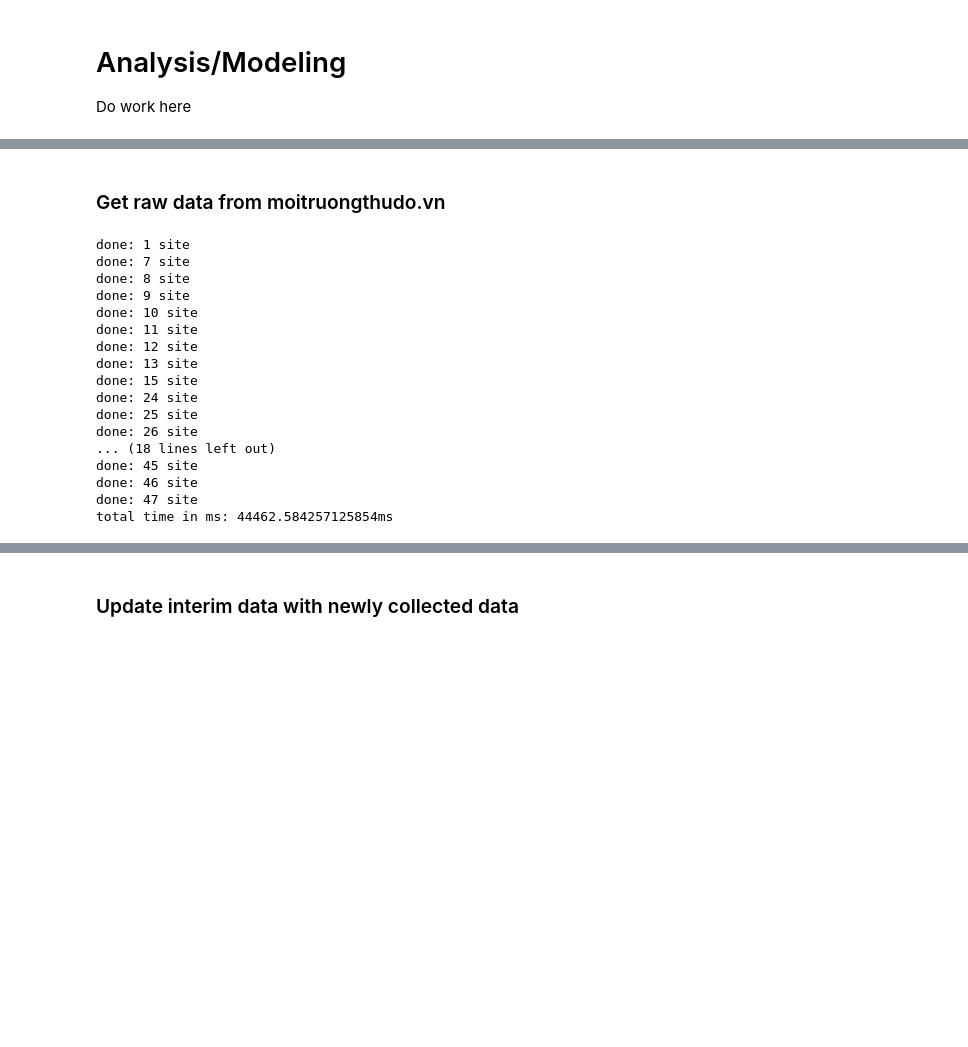
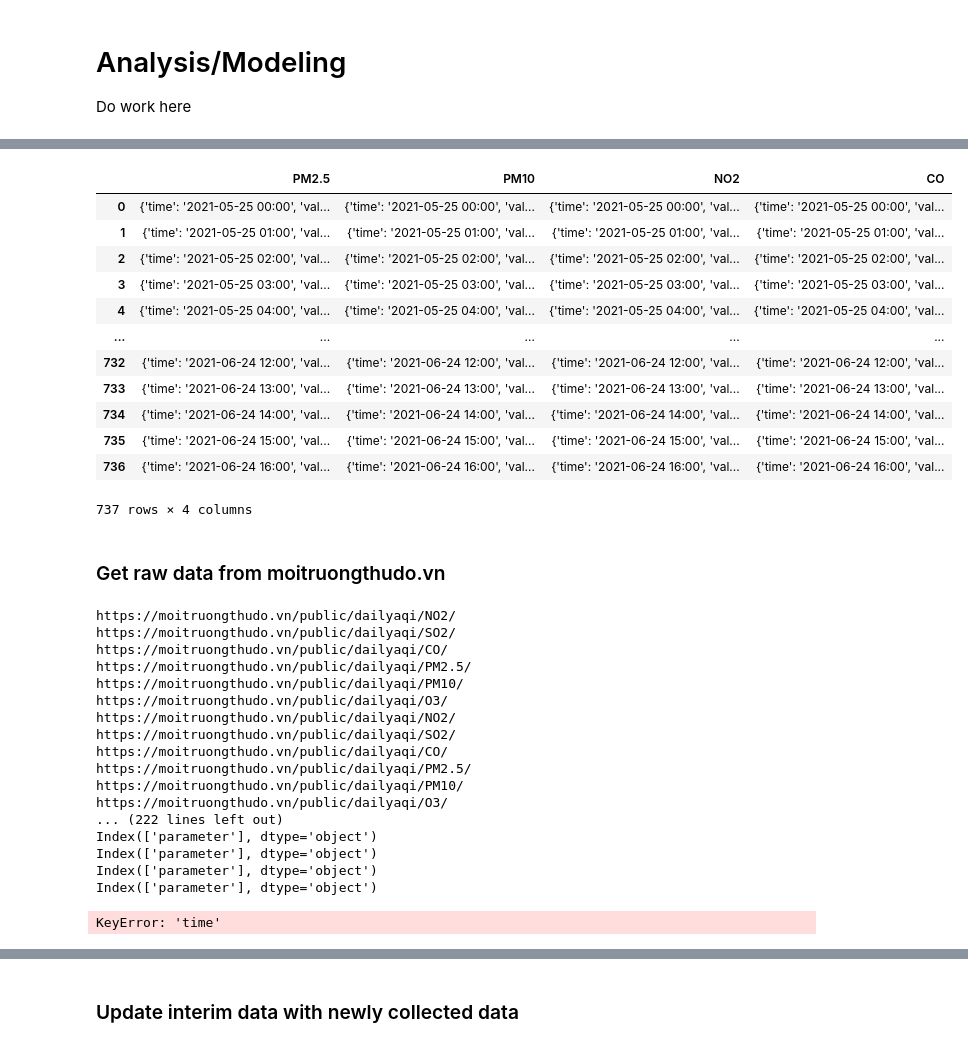
Before and after one commit to namph-sgn/Deep-learning-BLSTM, a Jupyter notebook: notebooks/01_nam_collect-data-and-calculate-AQI.ipynb, the cells around one changed output, grey strips where cells are left out. Drawn from its saved outputs; the diff is of its cells as text; code cells hidden in the pictures; blank space fills up the shorter version.

```diff
--- a/notebooks/01_nam_collect-data-and-calculate-AQI.ipynb
+++ b/notebooks/01_nam_collect-data-and-calculate-AQI.ipynb
@@ -65,3 +82,23 @@ site_data[['id', 'name', 'address', 'latitude', 'longtitude',
+# %%
+_stat_URL = "https://moitruongthudo.vn/public/dailystat/"
+r = requests.get(url = _stat_URL + str(1))
+data = r.json()
+data = pd.DataFrame(data)
+data
+# %% [output]
+|  | PM2.5 | PM10 | NO2 | CO |
+| 0 | {'time': '2021-05-25 00:00', 'val... | {'time': '2021-05-25 00:00', 'val... | {'time': '2021-05-25 00:00', 'val... | {'time': '2021-05-25 00:00', 'val... |
+| 1 | {'time': '2021-05-25 01:00', 'val... | {'time': '2021-05-25 01:00', 'val... | {'time': '2021-05-25 01:00', 'val... | {'time': '2021-05-25 01:00', 'val... |
+| 2 | {'time': '2021-05-25 02:00', 'val... | {'time': '2021-05-25 02:00', 'val... | {'time': '2021-05-25 02:00', 'val... | {'time': '2021-05-25 02:00', 'val... |
+| 3 | {'time': '2021-05-25 03:00', 'val... | {'time': '2021-05-25 03:00', 'val... | {'time': '2021-05-25 03:00', 'val... | {'time': '2021-05-25 03:00', 'val... |
+| 4 | {'time': '2021-05-25 04:00', 'val... | {'time': '2021-05-25 04:00', 'val... | {'time': '2021-05-25 04:00', 'val... | {'time': '2021-05-25 04:00', 'val... |
+| ... | ... | ... | ... | ... |
+| 732 | {'time': '2021-06-24 12:00', 'val... | {'time': '2021-06-24 12:00', 'val... | {'time': '2021-06-24 12:00', 'val... | {'time': '2021-06-24 12:00', 'val... |
+| 733 | {'time': '2021-06-24 13:00', 'val... | {'time': '2021-06-24 13:00', 'val... | {'time': '2021-06-24 13:00', 'val... | {'time': '2021-06-24 13:00', 'val... |
+| 734 | {'time': '2021-06-24 14:00', 'val... | {'time': '2021-06-24 14:00', 'val... | {'time': '2021-06-24 14:00', 'val... | {'time': '2021-06-24 14:00', 'val... |
+| 735 | {'time': '2021-06-24 15:00', 'val... | {'time': '2021-06-24 15:00', 'val... | {'time': '2021-06-24 15:00', 'val... | {'time': '2021-06-24 15:00', 'val... |
+| 736 | {'time': '2021-06-24 16:00', 'val... | {'time': '2021-06-24 16:00', 'val... | {'time': '2021-06-24 16:00', 'val... | {'time': '2021-06-24 16:00', 'val... |
+737 rows × 4 columns
 # %% [markdown]
 ### Get raw data from moitruongthudo.vn
 # %%
@@ -74,12 +111,20 @@ import time
 idx = pd.IndexSlice
 
 tic = time.time()
-_stat_URL = "https://moitruongthudo.vn/public/dailystat/"
+_stat_URL = "https://moitruongthudo.vn/public/dailyaqi/"
 _site_id = pd.DataFrame(site_data['id'])
 changed_raw_file = []
 
+# async def get_indv_data(parameter, site_id):
+#     r = requests.get(url = _stat_URL + parameter + '/', params = {'site_id': site_id})
+#     print(_stat_URL + parameter + '/')
+#     data = r.json()
+#     data = pd.DataFrame(data)
+#     data['parameter'] = parameter
+#     return data
+
 async def get_indv_data(parameter, site_id):
-    r = requests.get(url = _stat_URL + parameter + '/', params = {'site_id': site_id})
+    r = requests.get(url = _stat_URL + '/' + str(site_id))
     data = r.json()
     data = pd.DataFrame(data)
     data['parameter'] = parameter
@@ -87,6 +132,7 @@ async def get_indv_data(parameter, site_id):
 
 async def data_processing(all_data, site_id, latest_time, data_good=True):
     all_data = pd.concat(all_data)
+    print(all_data.columns)
     all_data['time'] = pd.to_datetime(all_data['time'], format="%Y-%m-%d %H:%M:%S")
     # all_data = all_data[all_data['time'] > latest_time]
     all_data['site_id'] = site_id
@@ -97,9 +143,9 @@ async def data_processing(all_data, site_id, latest_time, data_good=True):
     return all_data
 
 async def get_site_data(site_id, latest_time):
-    parameters = ['NO2','SO2','CO','PM2.5','PM10','O3']
+    # parameters = ['NO2','SO2','CO','PM2.5','PM10','O3']
     site_data = pd.DataFrame()
-    all_data = await asyncio.gather(*(get_indv_data(p, site_id) for p in parameters))
+    all_data = await get_indv_data(site_id)
     site_data = await data_processing(all_data, site_id, latest_time)
     return site_data
 
@@ -143,23 +189,24 @@ all_done = await asyncio.gather(*tasks)
 toc = time.time()
 print('total time in ms: {}ms'.format(1000 * (toc - tic)))
 # %% [output]
-done: 1 site
-done: 7 site
-done: 8 site
-done: 9 site
-done: 10 site
-done: 11 site
-done: 12 site
-done: 13 site
-done: 15 site
-done: 24 site
-done: 25 site
-done: 26 site
-... (18 lines left out)
-done: 45 site
-done: 46 site
-done: 47 site
-total time in ms: 44462.584257125854ms
+https://moitruongthudo.vn/public/dailyaqi/NO2/
+https://moitruongthudo.vn/public/dailyaqi/SO2/
+https://moitruongthudo.vn/public/dailyaqi/CO/
+https://moitruongthudo.vn/public/dailyaqi/PM2.5/
+https://moitruongthudo.vn/public/dailyaqi/PM10/
+https://moitruongthudo.vn/public/dailyaqi/O3/
+https://moitruongthudo.vn/public/dailyaqi/NO2/
+https://moitruongthudo.vn/public/dailyaqi/SO2/
+https://moitruongthudo.vn/public/dailyaqi/CO/
+https://moitruongthudo.vn/public/dailyaqi/PM2.5/
+https://moitruongthudo.vn/public/dailyaqi/PM10/
+https://moitruongthudo.vn/public/dailyaqi/O3/
+... (222 lines left out)
+Index(['parameter'], dtype='object')
+Index(['parameter'], dtype='object')
+Index(['parameter'], dtype='object')
+Index(['parameter'], dtype='object')
+KeyError: 'time'
 # %%
 def fix_file_and_data():
     # Sometime when pulling raw data from internet we have some string mixed in
```
Also changed, not shown: parts of 5 cells of this notebook, 6 other files.
